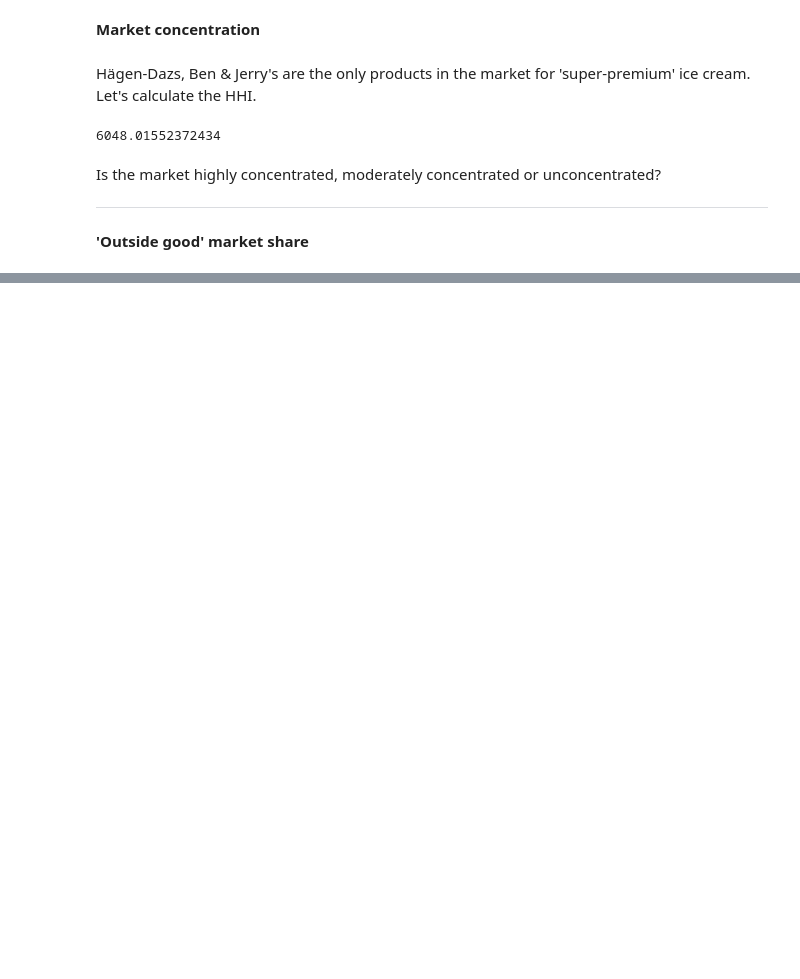
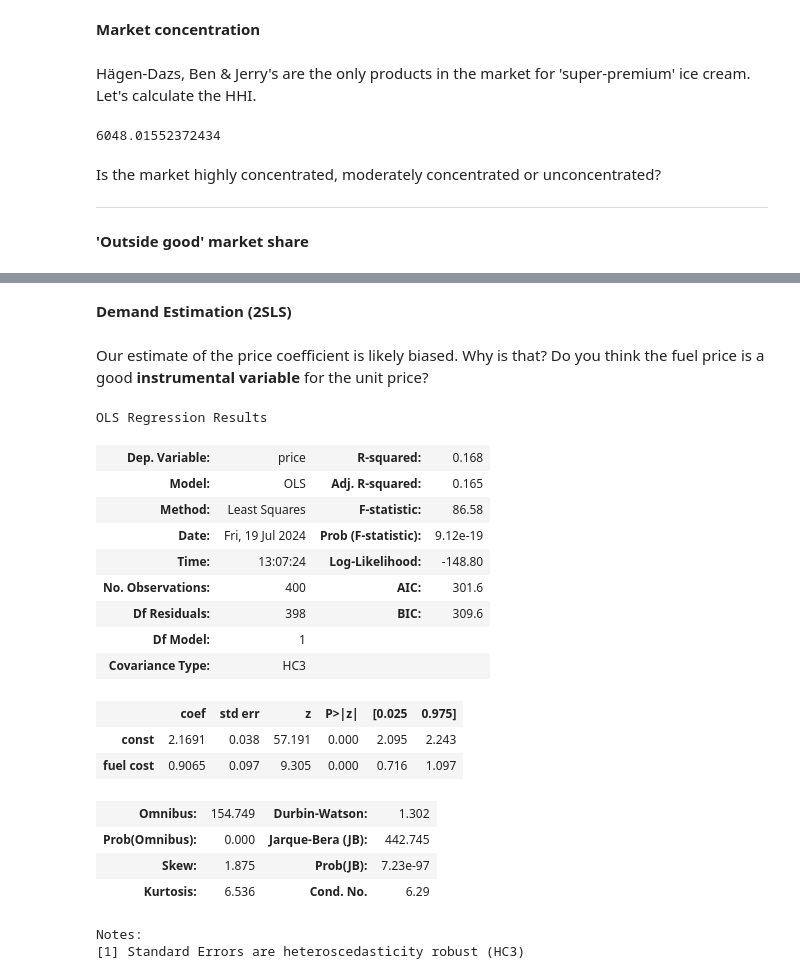
Before and after one commit to floriandendorfer/demand-estimation, a Jupyter notebook: code.ipynb, the cells around one changed output, grey strips where cells are left out. Drawn from its saved outputs; the diff is of its cells as text; code cells hidden in the pictures; blank space fills up the shorter version.

```diff
--- a/code.ipynb
+++ b/code.ipynb
@@ -133,0 +169,28 @@ ols_result.summary()
+# %% [markdown]
+**Demand Estimation (2SLS)**
+# %% [markdown]
+Our estimate of the price coefficient is likely biased. Why is that? Do you think the fuel price is a good **instrumental variable** for the unit price?
+# %%
+first_stage = sm.OLS(data['price'],sm.add_constant(data[['fuel cost']]))
+first_stage_result = first_stage.fit(cov_type='HC3')
+first_stage_result.summary()
+# %% [output]
+OLS Regression Results
+| Dep. Variable: | price | R-squared: | 0.168 |
+| Model: | OLS | Adj. R-squared: | 0.165 |
+| Method: | Least Squares | F-statistic: | 86.58 |
+| Date: | Fri, 19 Jul 2024 | Prob (F-statistic): | 9.12e-19 |
+| Time: | 13:07:24 | Log-Likelihood: | -148.80 |
+| No. Observations: | 400 | AIC: | 301.6 |
+| Df Residuals: | 398 | BIC: | 309.6 |
+| Df Model: | 1 |  |  |
+| Covariance Type: | HC3 |  |  |
+|  | coef | std err | z | P>|z| | [0.025 | 0.975] |
+| const | 2.1691 | 0.038 | 57.191 | 0.000 | 2.095 | 2.243 |
+| fuel cost | 0.9065 | 0.097 | 9.305 | 0.000 | 0.716 | 1.097 |
+| Omnibus: | 154.749 | Durbin-Watson: | 1.302 |
+| Prob(Omnibus): | 0.000 | Jarque-Bera (JB): | 442.745 |
+| Skew: | 1.875 | Prob(JB): | 7.23e-97 |
+| Kurtosis: | 6.536 | Cond. No. | 6.29 |
+Notes:
+[1] Standard Errors are heteroscedasticity robust (HC3)
```
Also changed, not shown: parts of 19 cells of this notebook.
